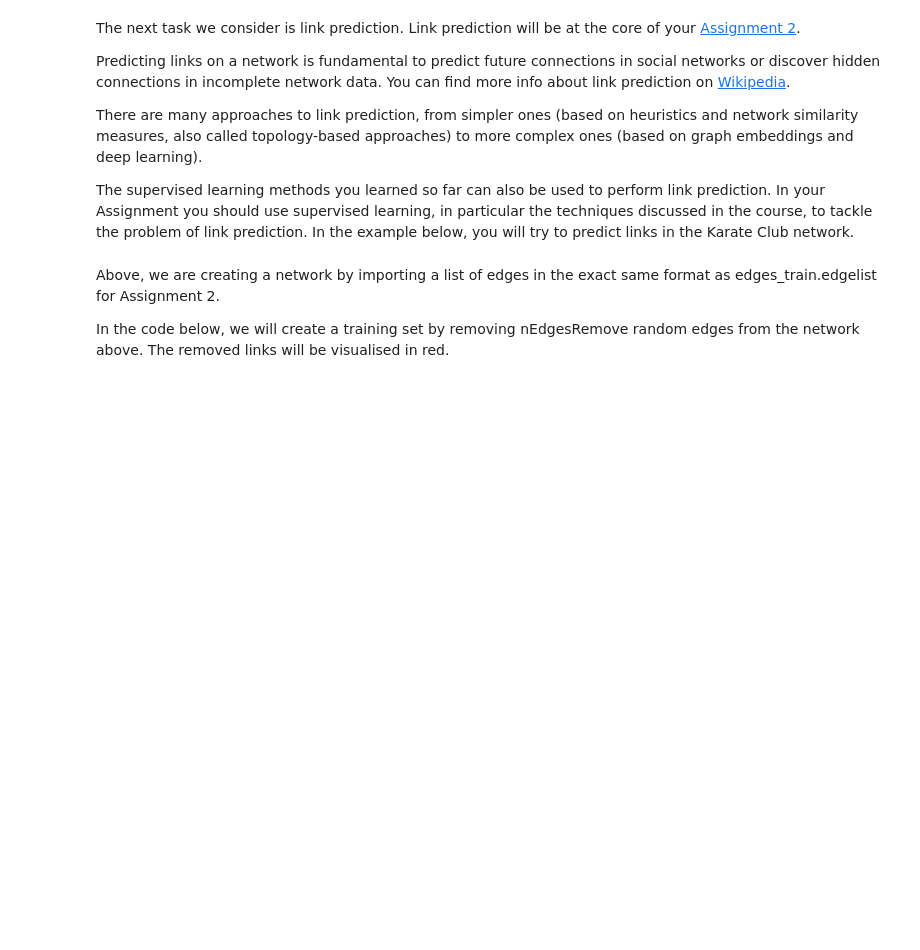
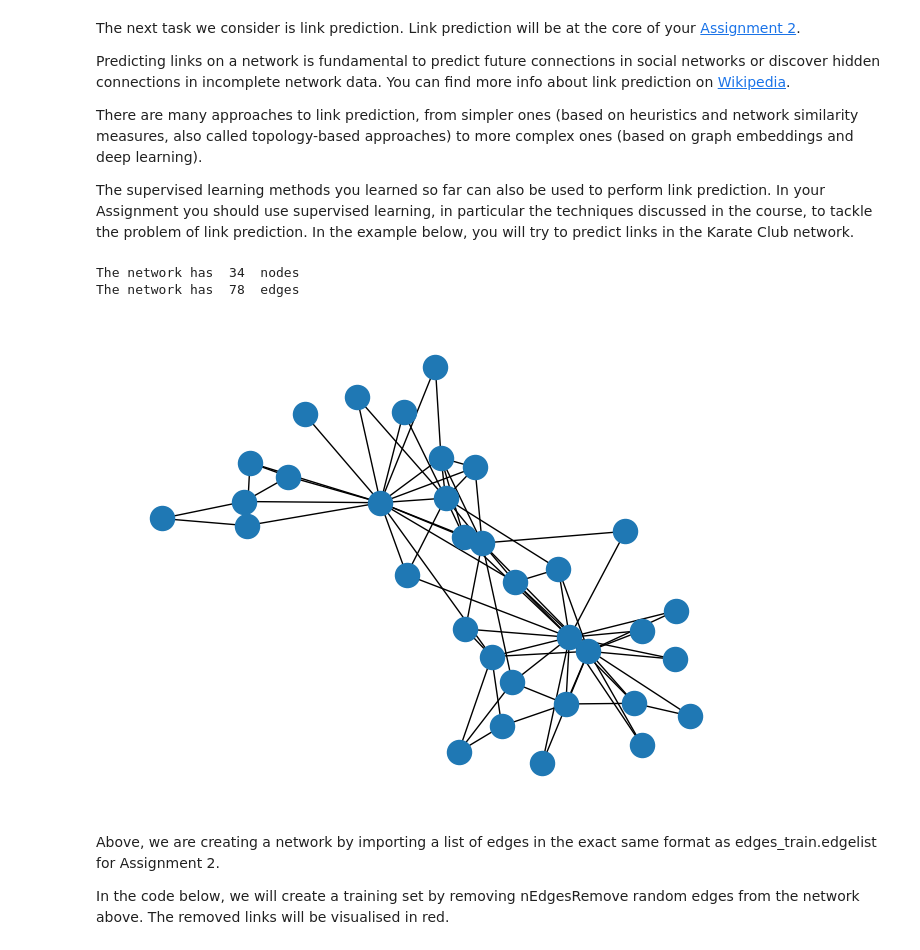
Before and after one commit to ursumarius/Link-predict-social-netw-fairness, a Jupyter notebook: Lab5_Aux_Assignment2.ipynb, the cells around one changed output. Cells and saved outputs as stored; diff of their text form; code cells hidden in the pictures; blank space fills up the shorter version.

```diff
--- a/Lab5_Aux_Assignment2.ipynb
+++ b/Lab5_Aux_Assignment2.ipynb
@@ -58,19 +111,31 @@ The supervised learning methods you learned so far can also be used to perform l
 # %%
 # Importing and exporting network data
 import pandas as pd
 
 # We will start by exporting and importing the Karate Club network
 # This example can be useful for you to import the network data used in Assignment 2
 
 edges = []
 for edg in nx.edges(G):
     edges.append(edg)
 
 dfEdges = pd.DataFrame(edges)
 dfEdges.to_csv("karateclub.edgelist", index=False, header=False)
 
 G1 = nx.read_edgelist("karateclub.edgelist", data=False, nodetype = int, delimiter=',') # import
 nx.draw(G1, pos=pos)
+
+#Compute number of nodes in the network
+N = len(list(G1.nodes))
+print("The network has ", N, " nodes")
+
+#Compute number of edges in the network
+E = len(list(G1.edges))
+print("The network has ", E, " edges")
+# %% [output]
+The network has  34  nodes
+The network has  78  edges
+[figure, added]
 # %% [markdown]
 Above, we are creating a network by importing a list of edges in the exact same format as edges_train.edgelist for Assignment 2.
 
```
Also changed, not shown: parts of 20 cells of this notebook, 1 other file.
